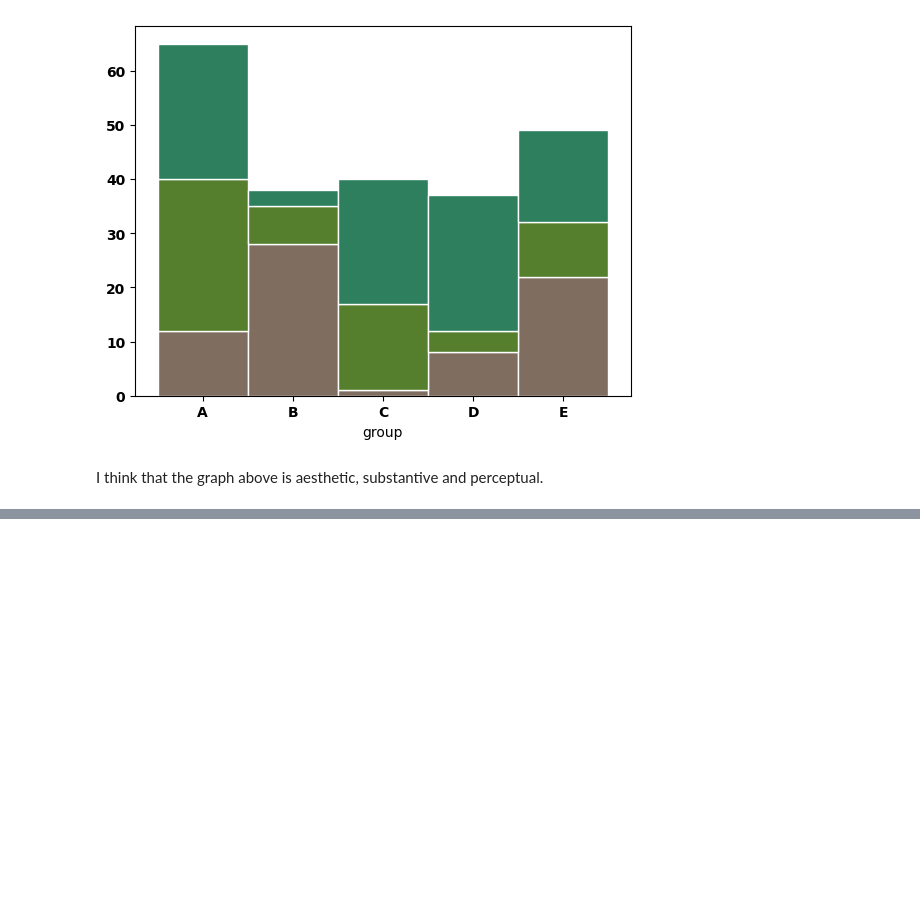
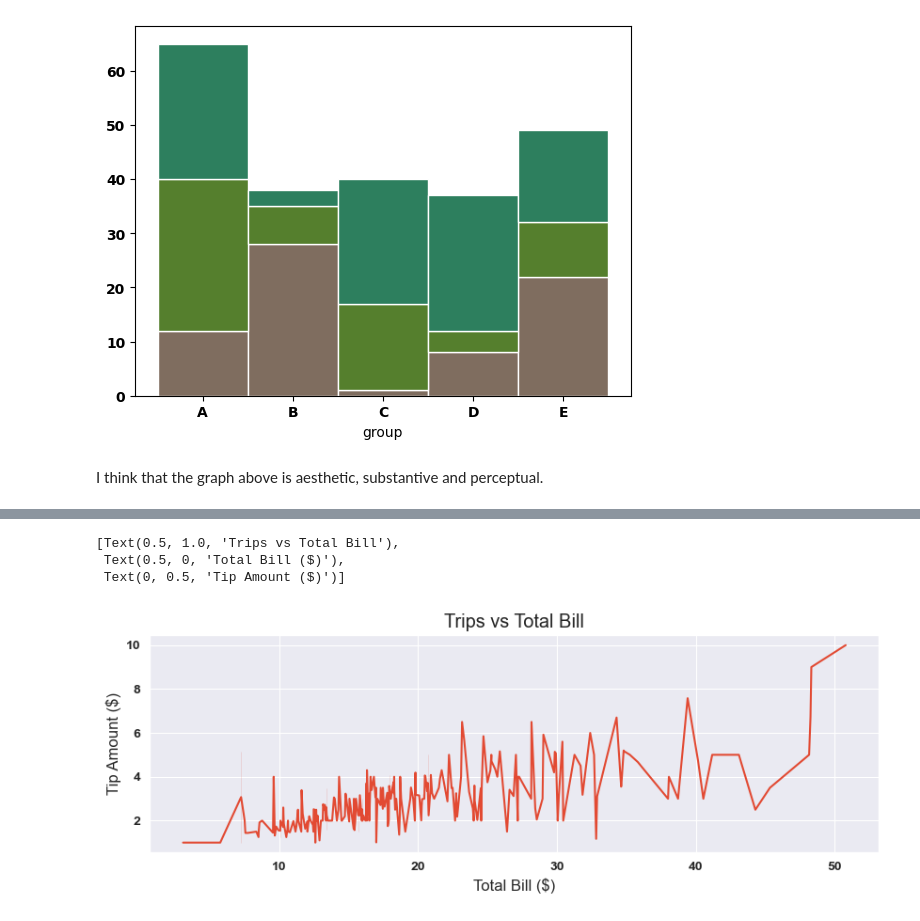
Before and after one commit to ibikadaeze/visualization, a Jupyter notebook: 02_activities/assignments/assignment-1.ipynb, the cells around one changed output, grey strips where cells are left out. Cells and saved outputs as stored; diff of their text form; code cells hidden in the pictures; blank space fills up the shorter version.

```diff
--- a/02_activities/assignments/assignment-1.ipynb
+++ b/02_activities/assignments/assignment-1.ipynb
@@ -284,0 +412,13 @@ ax.plot(x,y2,color='blue', label='person 2')
+# %%
+#cretae lineplot
+fig = plt.subplots(figsize=(10, 3))
+tipgraph = sns.lineplot(data=tips, x='total_bill', y='tip')
+#add label
+tipgraph.set(title = 'Trips vs Total Bill',
+             xlabel = 'Total Bill ($)',
+             ylabel = 'Tip Amount ($)')
+# %% [output]
+[Text(0.5, 1.0, 'Trips vs Total Bill'),
+ Text(0.5, 0, 'Total Bill ($)'),
+ Text(0, 0.5, 'Tip Amount ($)')]
+[figure, added]
```
Also changed, not shown: parts of 61 cells of this notebook, 1 other file.
